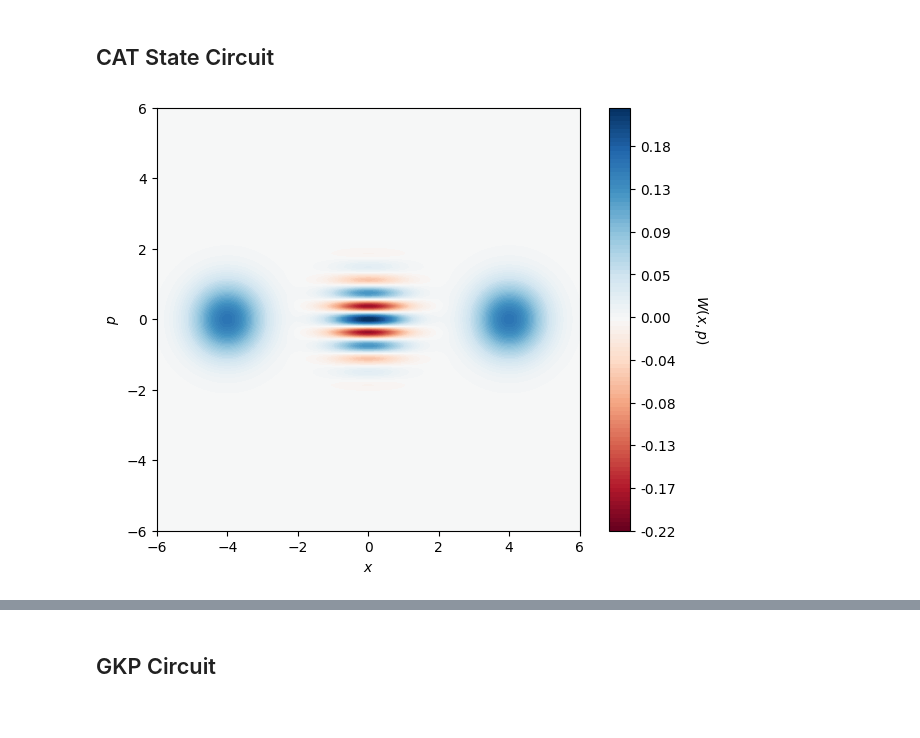
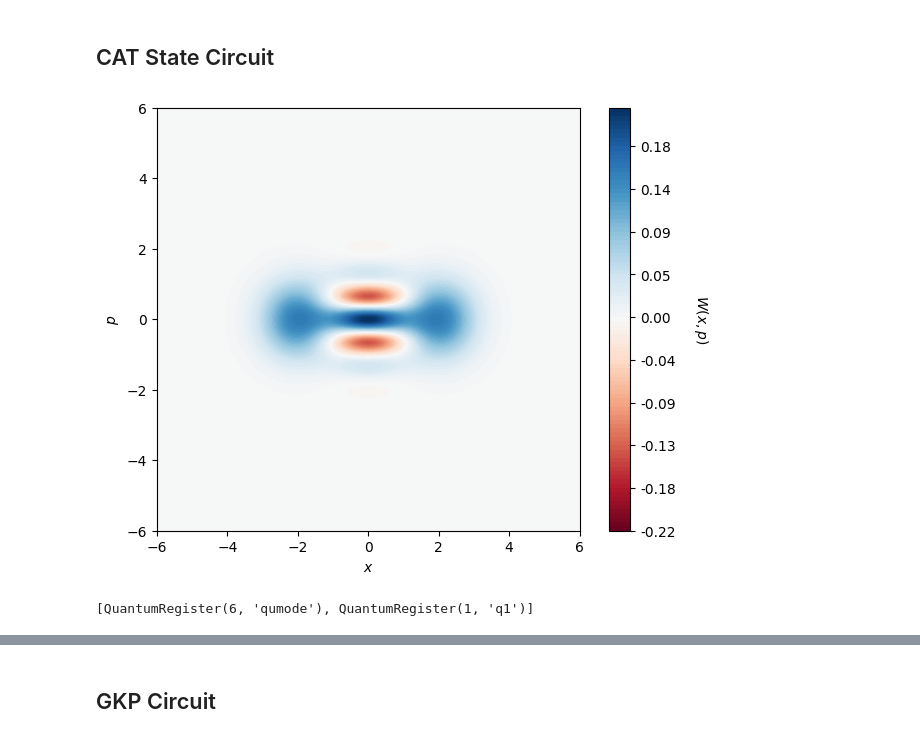
Before and after one commit to shubdeepmohapatra01/CV-DV-Benchmarking-, a Jupyter notebook: benchmarks_generate/bosonic-qiskit-benchmarks.ipynb, the cells around one changed output, grey strips where cells are left out. Drawn from its saved outputs; the diff is of its cells as text; code cells hidden in the pictures.

```diff
--- a/benchmarks_generate/bosonic-qiskit-benchmarks.ipynb
+++ b/benchmarks_generate/bosonic-qiskit-benchmarks.ipynb
@@ -33,11 +33,15 @@ import c2qa
 # %%
 cutoff = 64
 qmr = c2qa.QumodeRegister(1, num_qubits_per_qumode=6, name='qumode')
 qbr = QuantumRegister(1)
 circuit = c2qa.CVCircuit(qmr, qbr)
-circuit = cat_state_circuit(cutoff, circuit, qbr, qmr, alpha=4)
+circuit = cat_state_circuit(cutoff, circuit, qbr, qmr, alpha=2)
 state, _, _ = c2qa.util.simulate(circuit)
 
 fig = c2qa.wigner.plot_wigner(circuit, state)
 # %% [output]
-[figure, old version]
+[figure, new version]
+# %%
+circuit.qregs
+# %% [output]
+[QuantumRegister(6, 'qumode'), QuantumRegister(1, 'q1')]
```
Also changed, not shown: parts of 5 cells of this notebook, 3 other files.
